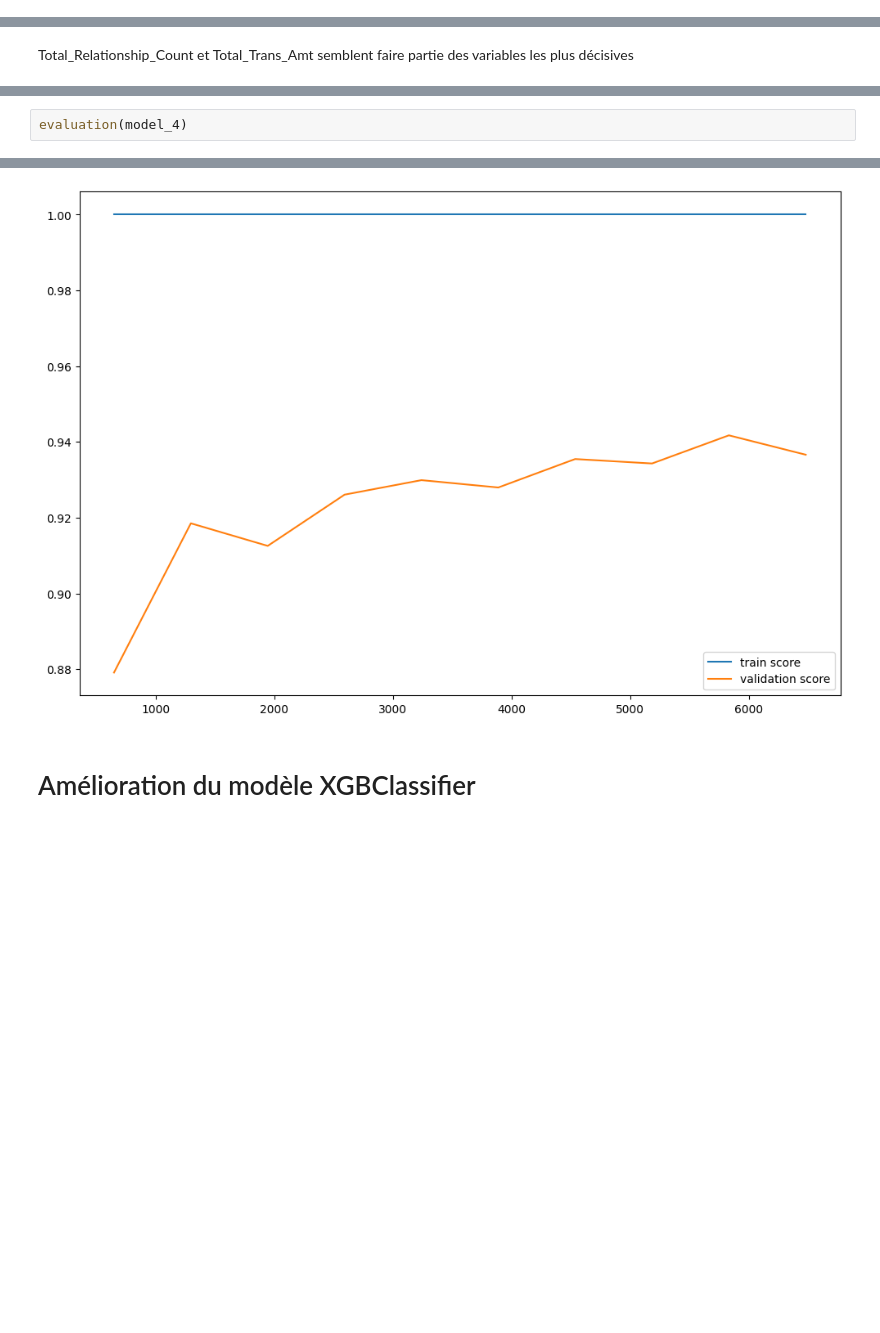
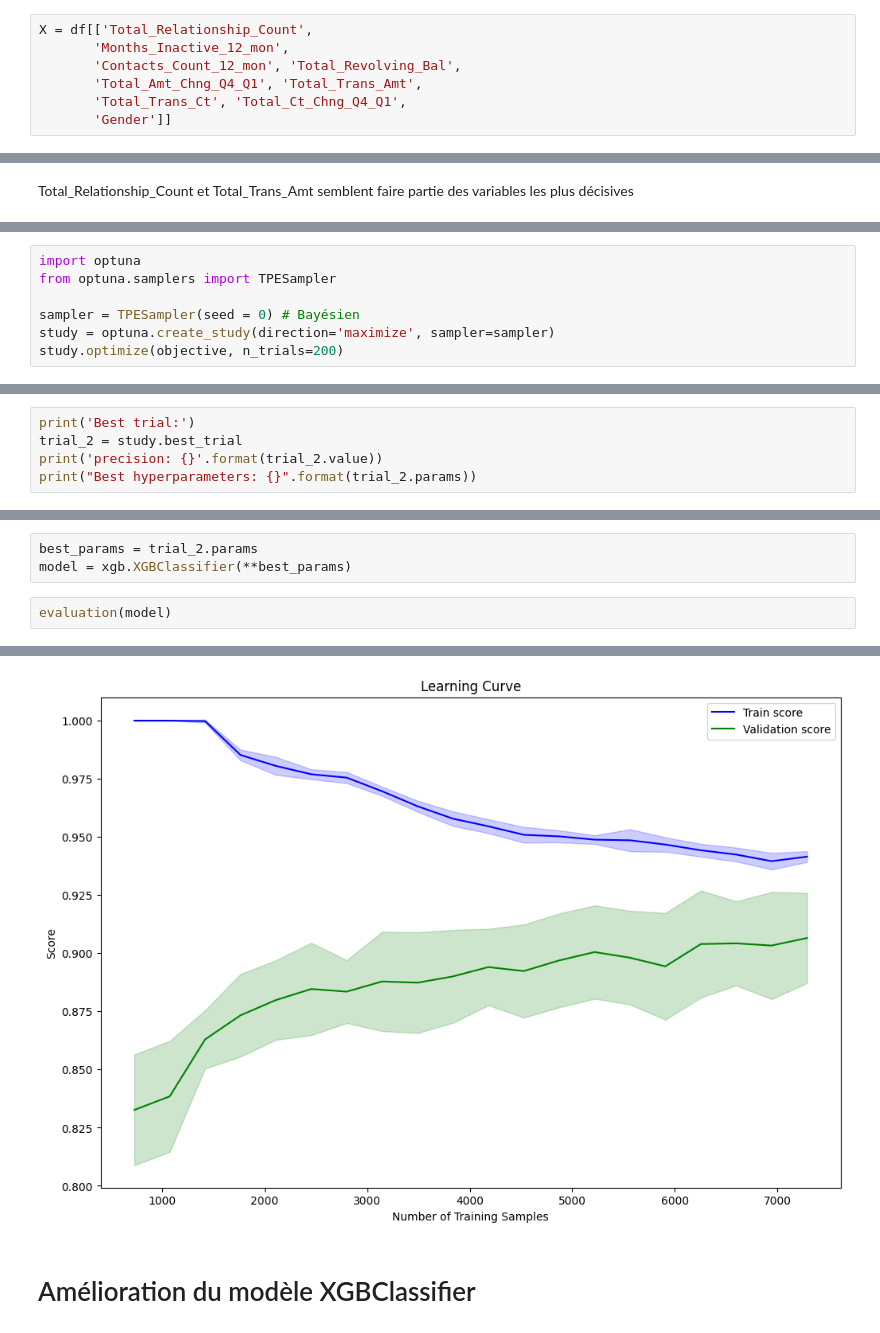
Before and after one commit to TheoRepo1/ML_Project_BankChurners, a Jupyter notebook: MyProject.ipynb, the cells around one changed output, grey strips where cells are left out. Cells and saved outputs as stored; diff of their text form; blank space fills up the shorter version.

Commit message:
Optuna

```diff
--- a/MyProject.ipynb
+++ b/MyProject.ipynb
@@ -368,6 +370,13 @@ from sklearn.metrics import accuracy_score
 # %%
 X = df.drop(columns=['Attrition_Flag'])
 y = df['Attrition_Flag']
+# %%
+X = df[['Total_Relationship_Count',
+       'Months_Inactive_12_mon',
+       'Contacts_Count_12_mon', 'Total_Revolving_Bal',
+       'Total_Amt_Chng_Q4_Q1', 'Total_Trans_Amt',
+       'Total_Trans_Ct', 'Total_Ct_Chng_Q4_Q1',
+       'Gender']]
 # %%
 X_train, X_test, y_train, y_test = train_test_split(X, y, test_size=0.2, random_state=42)
 # %%
@@ -630,0 +691,7 @@ model_4 = make_pipeline(PolynomialFeatures(2),
+# %%
+import optuna
+from optuna.samplers import TPESampler
+
+sampler = TPESampler(seed = 0) # Bayésien
+study = optuna.create_study(direction='maximize', sampler=sampler)
+study.optimize(objective, n_trials=200)
@@ -630,0 +716,5 @@ model_4 = make_pipeline(PolynomialFeatures(2),
+# %%
+print('Best trial:')
+trial_2 = study.best_trial
+print('precision: {}'.format(trial_2.value))
+print("Best hyperparameters: {}".format(trial_2.params))
@@ -631,3 +725,6 @@ model_4 = make_pipeline(PolynomialFeatures(2),
+# %%
+best_params = trial_2.params
+model = xgb.XGBClassifier(**best_params)
 # %%
-evaluation(model_4)
+evaluation(model)
 # %% [output]
@@ -644,4 +741,4 @@ weighted avg       0.96      0.96      0.96      2026
-[figure, old version]
+[figure, new version]
 # %% [markdown]
 # Amélioration du modèle XGBClassifier
 # %%
```
Also changed, not shown: parts of 27 cells of this notebook.
